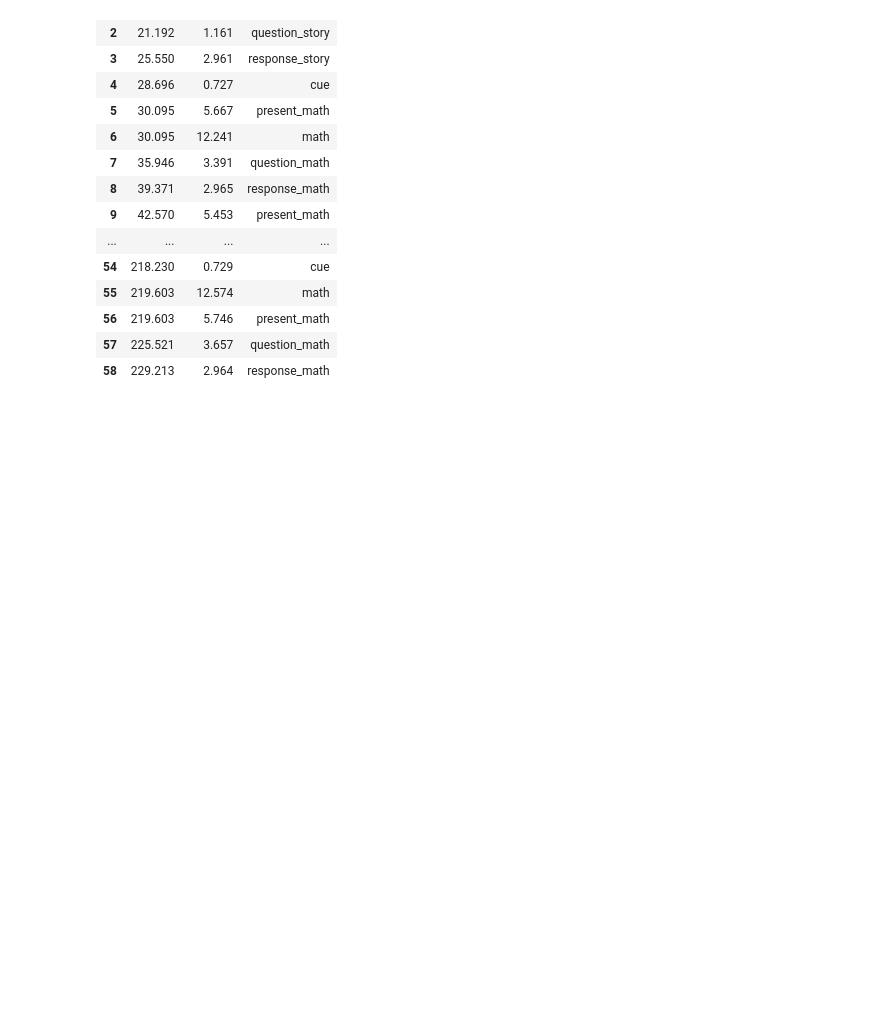
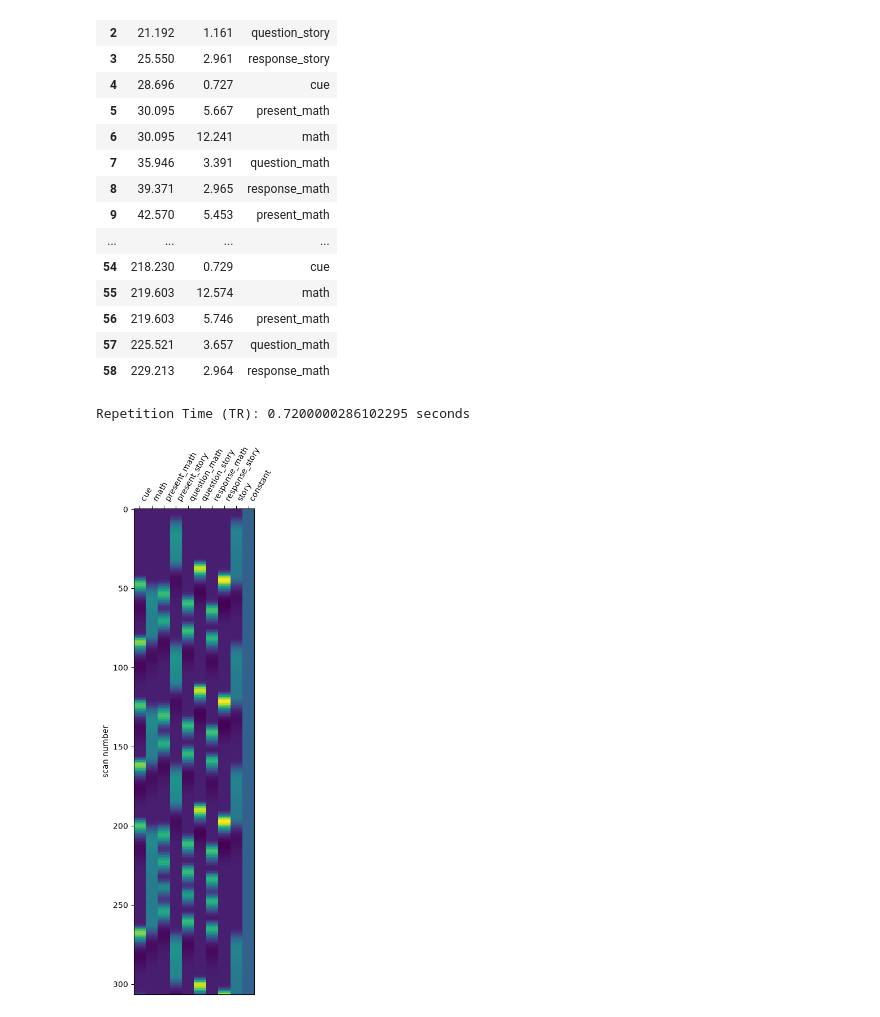
Before and after one commit to nazimov14/NSSP_MiniProjects, a Jupyter notebook: Part1-3_GLM.ipynb, the cells around one changed output. Cells and saved outputs as stored; diff of their text form; code cells hidden in the pictures; blank space fills up the shorter version.

```diff
--- a/Part1-3_GLM.ipynb
+++ b/Part1-3_GLM.ipynb
@@ -67,7 +67,10 @@ fsleyesDisplay.show()
 fMRI_data_root = op.join(notebook_dir, 'fMRI', 'tfMRI_LANGUAGE_LR')
 fMRI_data_filepath = op.join(fMRI_data_root, 'tfMRI_LANGUAGE_LR.nii.gz')
 fMRI_task_data = op.join(fMRI_data_root, 'tfMRI_LANGUAGE_LR_task_onsets.csv')
-final_fMRI = nib.load(op.join(fMRI_data_root, #FILL NAME HERE OF FINAL PREPROCESSED FMRI)
+derivatives_folder = op.join(notebook_dir, 'derivatives')
+
+### CHANGE ####
+final_fMRI = nib.load(op.join(derivatives_folder, 'tfMRI_LANGUAGE_LR_moco_smoothed-6mm.nii.gz'))
 # %%
 # The task consists of two runs that each interleave 4 blocks of a story task and 4 blocks of
 # a math task. The lengths of the blocks vary (average of approximately 30 seconds),
@@ -110,20 +113,27 @@ events
 # %%
 from nilearn.glm.first_level import make_first_level_design_matrix, FirstLevelModel
 
+# extract TR from NIFTI header of fMRI file
+fmri_orig = nib.load(fMRI_data_filepath)
+tr = fmri_orig.header.get_zooms()[3]
+print(f"Repetition Time (TR): {tr} seconds")
+
 # Specify what sort of GLM we want (nature of the noise, repetition time of the data and other parameters)
-fmri_glm = FirstLevelModel(t_r=2.54,
+fmri_glm = FirstLevelModel(t_r=float(tr),
                            noise_model='ar1',
                            standardize=False,
                            hrf_model='spm',
                            drift_model=None,
                            high_pass=.1)
-
 # Fit the model to our design and data
 fmri_glm = fmri_glm.fit(final_fMRI, events)
 
 from nilearn.plotting import plot_design_matrix
 
-####
+#### CREATE THE DESIGN MATRIX AND DISPLAY IT
 design_mat = fmri_glm.design_matrices_[0]
 plot_design_matrix(design_mat)
 plt.show()
+# %% [output]
+Repetition Time (TR): 0.7200000286102295 seconds
+[figure, added]
```
Also changed, not shown: parts of 4 cells of this notebook.
